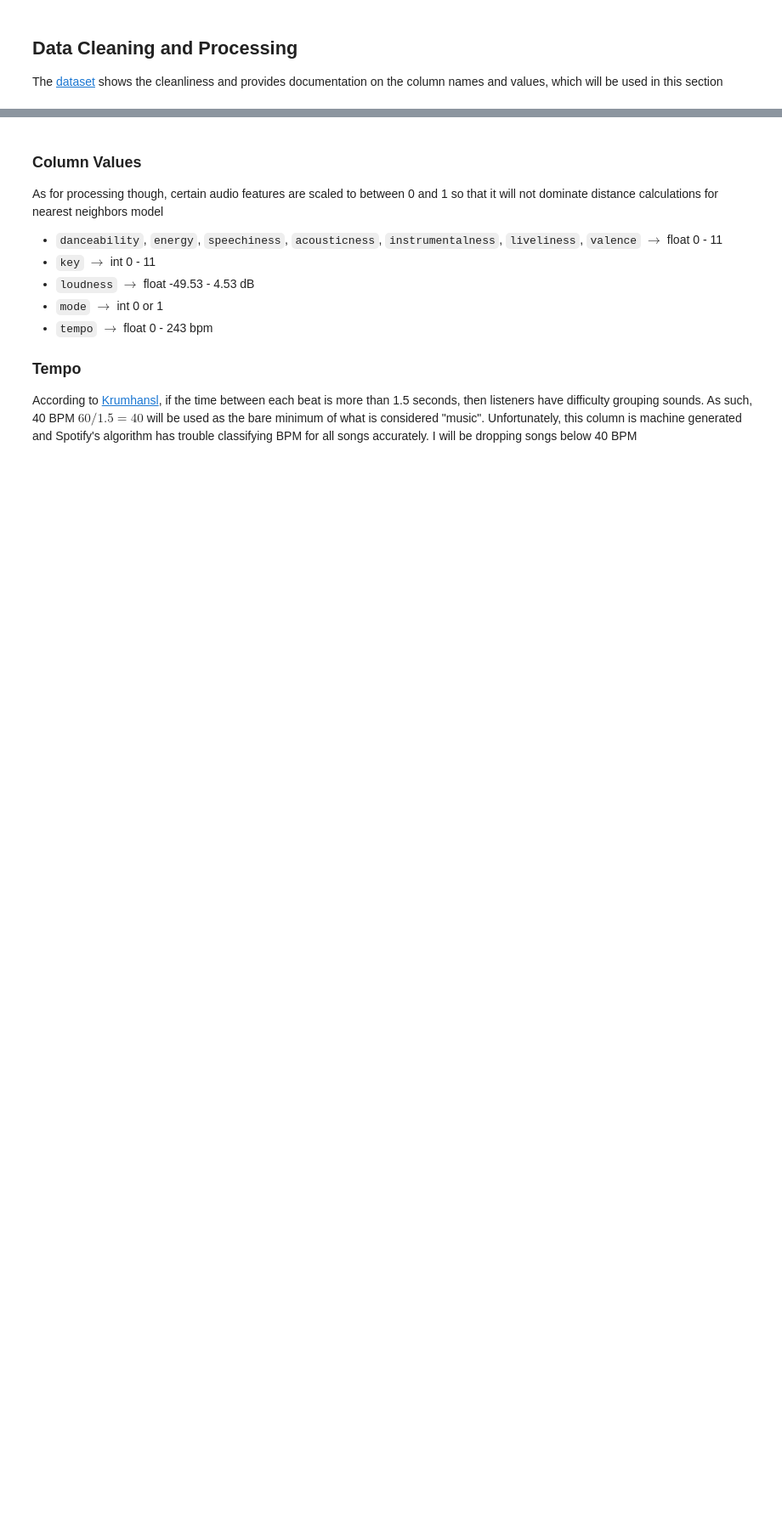
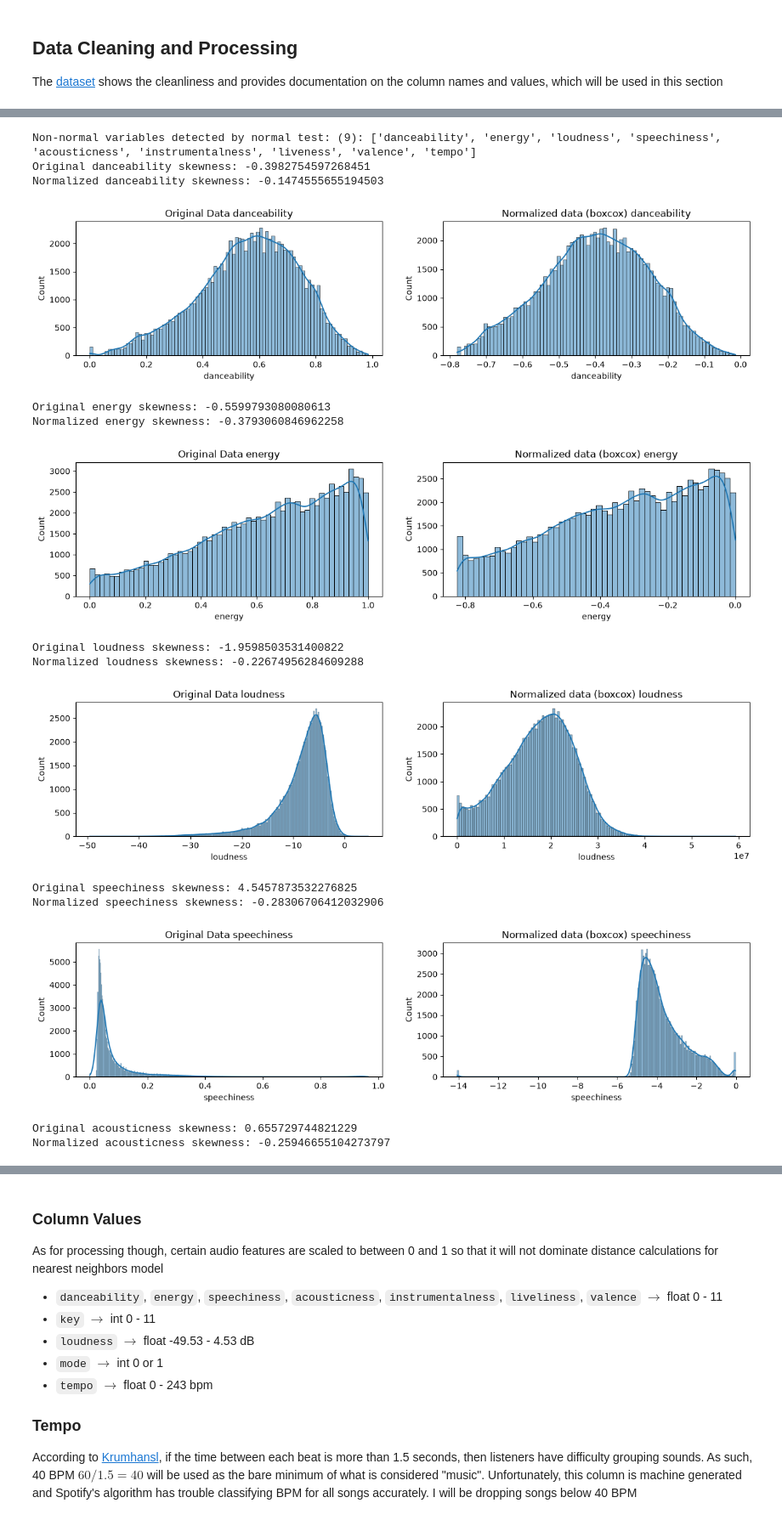
Before and after one commit to kevzjhu/Spotify-Stats, a Jupyter notebook: tracks_dataset.ipynb, the cells around one changed output, grey strips where cells are left out. Shown at 85% size. Drawn from its saved outputs; the diff is of its cells as text; code cells hidden in the pictures; blank space fills up the shorter version.

```diff
--- a/tracks_dataset.ipynb
+++ b/tracks_dataset.ipynb
@@ -12,14 +70,9 @@ The [dataset](https://huggingface.co/datasets/maharshipandya/spotify-tracks-data
 
 print(f"Number of Rows: {len(df)}")
 
-feature_cols = [
-    'danceability', 'energy', 'key', 'loudness', 'mode',
-    'speechiness', 'acousticness', 'instrumentalness',
-    'liveness', 'valence', 'tempo'
-]
-
-# drop any null rows
+# drop any null rows and duplicate rows
 df = df.dropna(subset=feature_cols).reset_index(drop=True)
+df = df.drop_duplicates(subset=["track_id"]).reset_index(drop=True)
 print(f"Number of Clean Rows: {len(df)}")
 # %% [output]
 Number of Rows: 114000
@@ -26,0 +80,59 @@ Number of Clean Rows: 114000
+# %%
+skewed_vars = []
+for var in feature_cols:
+    categorical_vars = ['key', 'mode']
+    if var in categorical_vars:
+        continue
+
+    val_skew = skew(df[var])
+    stat, p_val = normaltest(df[var])
+
+    if p_val < 0.05:
+        skewed_vars.append(var)
+
+print(f"Non-normal variables detected by normal test: ({len(skewed_vars)}): {skewed_vars}")
+
+for var in skewed_vars:
+    skewness = skew(df[var])
+    print(f"Original {var} skewness: {skewness}")
+
+    fig, ax=plt.subplots(1, 2, figsize=(15, 3))
+    sns.histplot(df[var], ax=ax[0], kde=True, legend=False)
+    ax[0].set_title(f"Original Data {var}")
+
+    # boxcox cannot take 0 or negative values, and the lowest value something can be here is -0.360
+    # shift all values up by 0.361, which doesn't change the distributions
+    min_value = df[var].min()
+
+    if min_value <= 0:
+        shift_amount = np.abs(min_value) + 0.001
+        shifted_values = df[var] + shift_amount
+    else:
+        shifted_values = df[var]
+
+    # Apply Box-Cox transformation to shifted values
+    transformed_values, _ = boxcox(shifted_values)
+    df[var] = transformed_values
+
+    new_skewness = skew(df[var])
+    print(f"Normalized {var} skewness: {new_skewness}")
+
+    sns.histplot(df[var], ax=ax[1], kde=True, legend=False)
+    ax[1].set_title(f"Normalized data (boxcox) {var}")
+    plt.show()
+# %% [output]
+Non-normal variables detected by normal test: (9): ['danceability', 'energy', 'loudness', 'speechiness', 'acousticness', 'instrumentalness', 'liveness', 'valence', 'tempo']
+Original danceability skewness: -0.3982754597268451
+Normalized danceability skewness: -0.1474555655194503
+[figure, added]
+Original energy skewness: -0.5599793080080613
+Normalized energy skewness: -0.3793060846962258
+[figure, added]
+Original loudness skewness: -1.9598503531400822
+Normalized loudness skewness: -0.22674956284609288
+[figure, added]
+Original speechiness skewness: 4.5457873532276825
+Normalized speechiness skewness: -0.28306706412032906
+[figure, added]
+Original acousticness skewness: 0.655729744821229
+Normalized acousticness skewness: -0.25946655104273797
```
Also changed, not shown: parts of 8 cells of this notebook.
